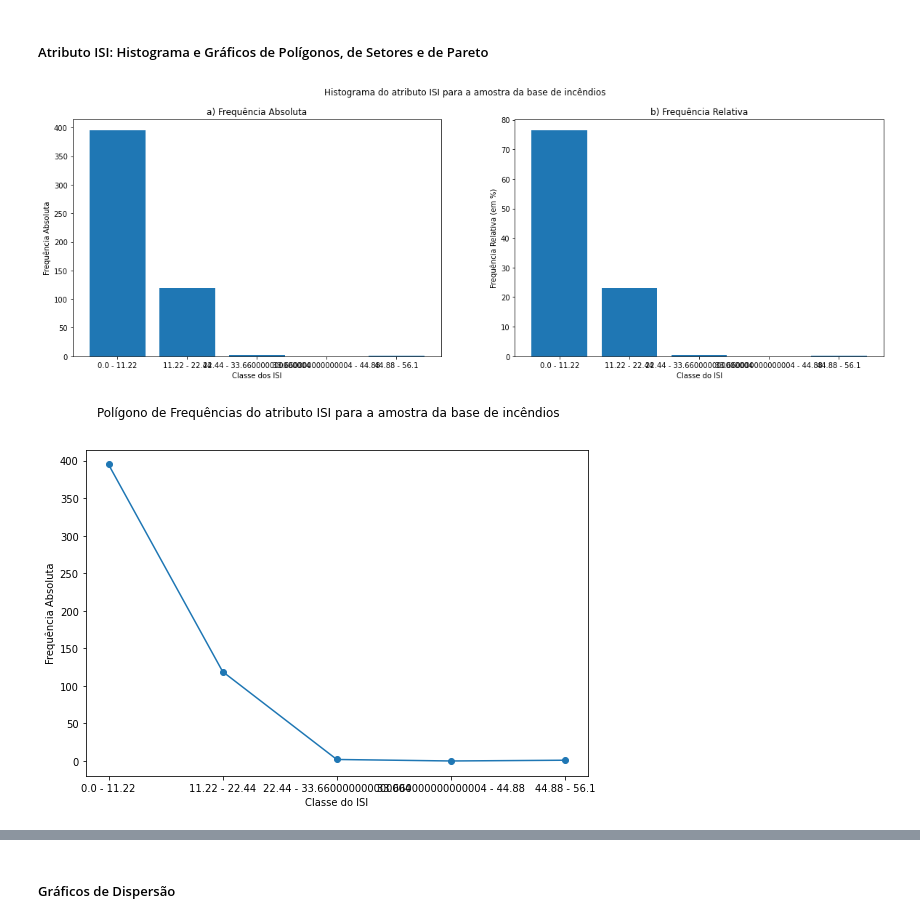
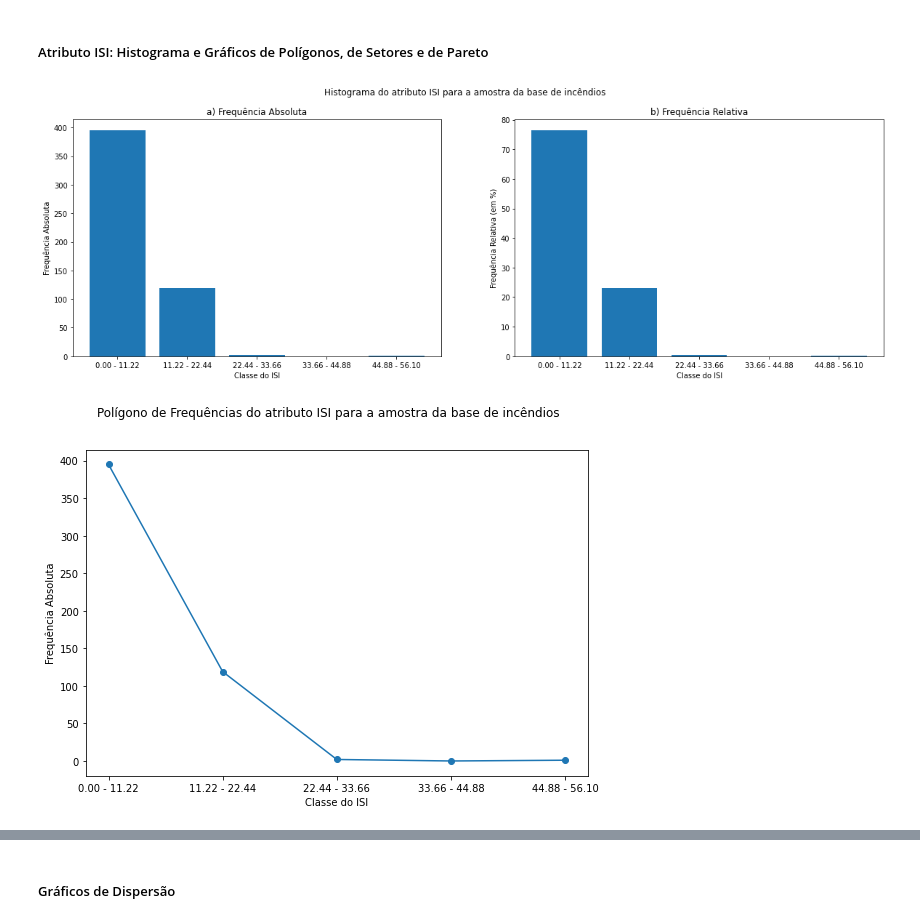
Before and after one commit to ldocarvalho/Analise-Descritiva-Fires, a Jupyter notebook: TP2_AnaliseDescritiva.ipynb, the cells around one changed output, grey strips where cells are left out. Saved outputs shown, nothing was run; the diff lists cells and outputs as text; code cells hidden in the pictures.

```diff
--- a/TP2_AnaliseDescritiva.ipynb
+++ b/TP2_AnaliseDescritiva.ipynb
@@ -427,29 +427,29 @@ plt.show()
 ##### Atributo ISI: Histograma e Gráficos de Polígonos, de Setores e de Pareto
 # %%
 fig,axes = plt.subplots(nrows=1,ncols=2,figsize=(20,6))
-classeISI =  [str(dfDistFreqISI.loc[i,"Limite Inferior"]) + " - " + str(dfDistFreqISI.loc[i,"Limite Superior"]) for i in range(len(dfDistFreqISI.values))]
+classeISI =  [str("{:.2f}".format(dfDistFreqISI.loc[i,"Limite Inferior"])) + " - " + str("{:.2f}".format(dfDistFreqISI.loc[i,"Limite Superior"])) for i in range(len(dfDistFreqISI.values))]
 
 axes[0].bar(classeISI,dfDistFreqISI["Frequência Absoluta"])
 axes[0].set_title("a) Frequência Absoluta")
-axes[0].set(xlabel = "Classe dos ISI", ylabel = "Frequência Absoluta")
+axes[0].set(xlabel = "Classe do ISI", ylabel = "Frequência Absoluta")
 axes[1].bar(classeISI,dfDistFreqISI["Frequência Relativa"])
 axes[1].set_title("b) Frequência Relativa")
 axes[1].set(xlabel = "Classe do ISI", ylabel = "Frequência Relativa (em %)")
 
 
 fig.suptitle("Histograma do atributo ISI para a amostra da base de incêndios")
 fig.show()
 # %% [output]
-[figure, old version]
+[figure, new version]
 # %%
- plt.figure(figsize=(9, 6))
-plt.plot(classeISI,dfDistFreqISI["Frequência Absoluta"],marker='o')
+plt.figure(figsize=(9, 6))
+plt.plot(classeISI, dfDistFreqISI["Frequência Absoluta"], marker='o')
 plt.xlabel("Classe do ISI")
 plt.ylabel("Frequência Absoluta")
 plt.suptitle("Polígono de Frequências do atributo ISI para a amostra da base de incêndios")
 plt.show()
 # %% [output]
-[figure, old version]
+[figure, new version]
 # %%
 plt.figure(figsize=(9, 6))
 plt.pie(x=dfDistFreqISI['Frequência Relativa'], labels=classeISI, autopct='%.0f%%',startangle=90)
```
Also changed, not shown: parts of 15 cells of this notebook.
